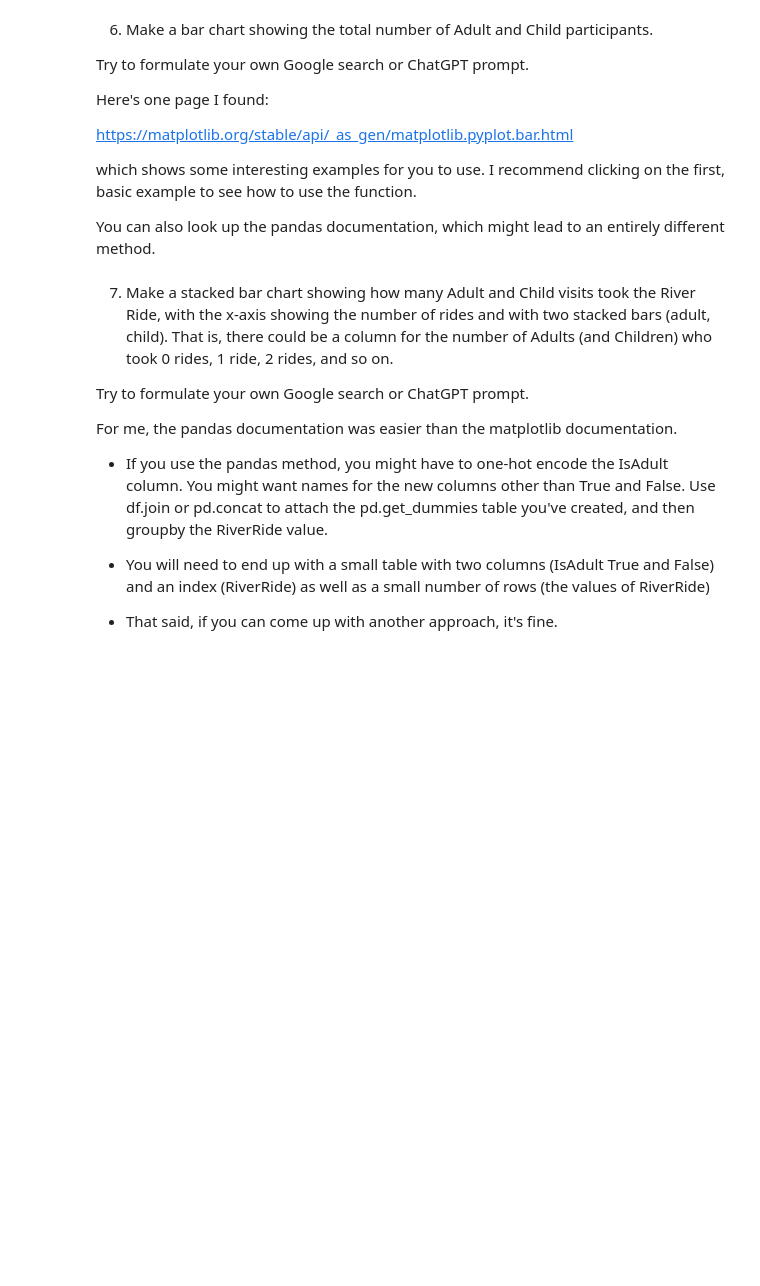
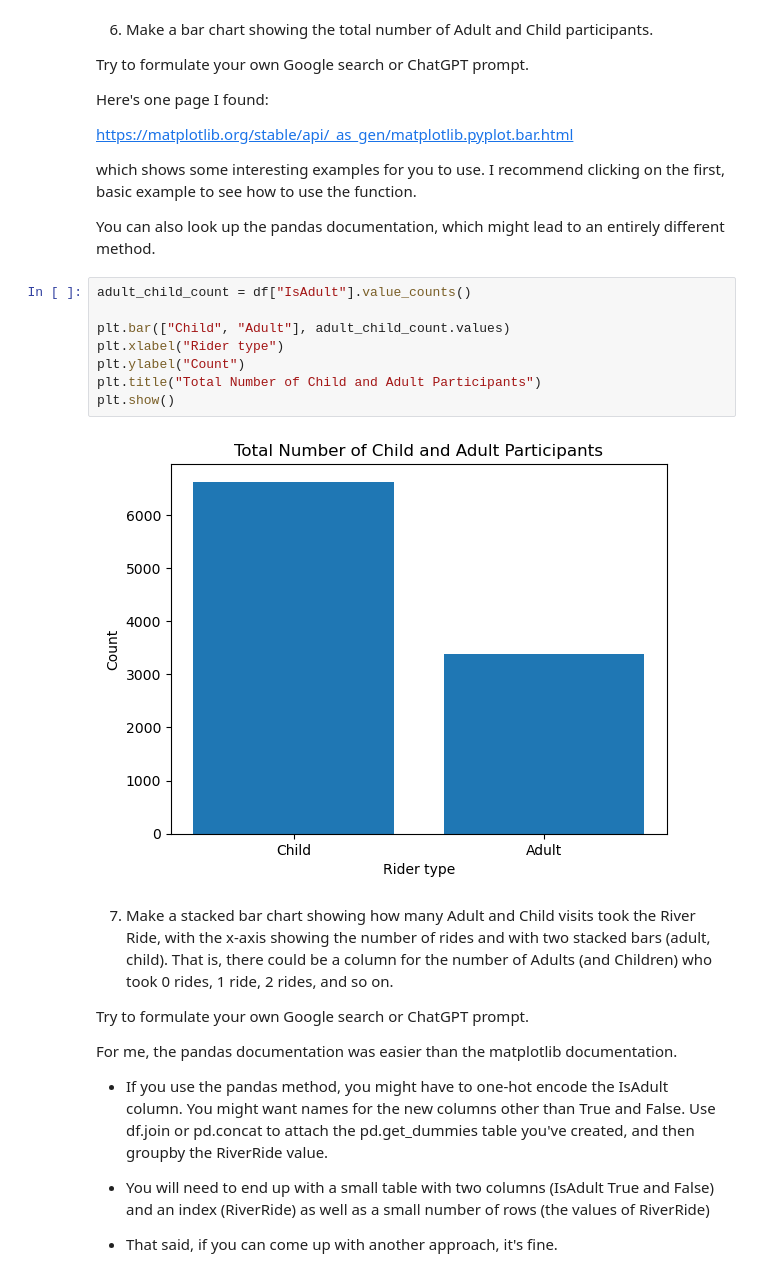
Before and after one commit to keshleem/dx699-summerai-homework3, a Jupyter notebook: Week3.ipynb, the cells around one changed output. Drawn from its saved outputs; the diff is of its cells as text; blank space fills up the shorter version.

```diff
--- a/Week3.ipynb
+++ b/Week3.ipynb
@@ -300,6 +321,16 @@ https://matplotlib.org/stable/api/_as_gen/matplotlib.pyplot.bar.html
 which shows some interesting examples for you to use.  I recommend clicking on the first, basic example to see how to use the function.
 
 You can also look up the pandas documentation, which might lead to an entirely different method.
+# %%
+adult_child_count = df["IsAdult"].value_counts()
+
+plt.bar(["Child", "Adult"], adult_child_count.values)
+plt.xlabel("Rider type")
+plt.ylabel("Count")
+plt.title("Total Number of Child and Adult Participants")
+plt.show()
+# %% [output]
+[figure, added]
 # %% [markdown]
 7. Make a stacked bar chart showing how many Adult and Child visits took the River Ride, with the x-axis showing the number of rides and with two stacked bars (adult, child).  That is, there could be a column for the number of Adults (and Children) who took 0 rides, 1 ride, 2 rides, and so on.
 
```
Also changed, not shown: parts of 5 cells of this notebook.
